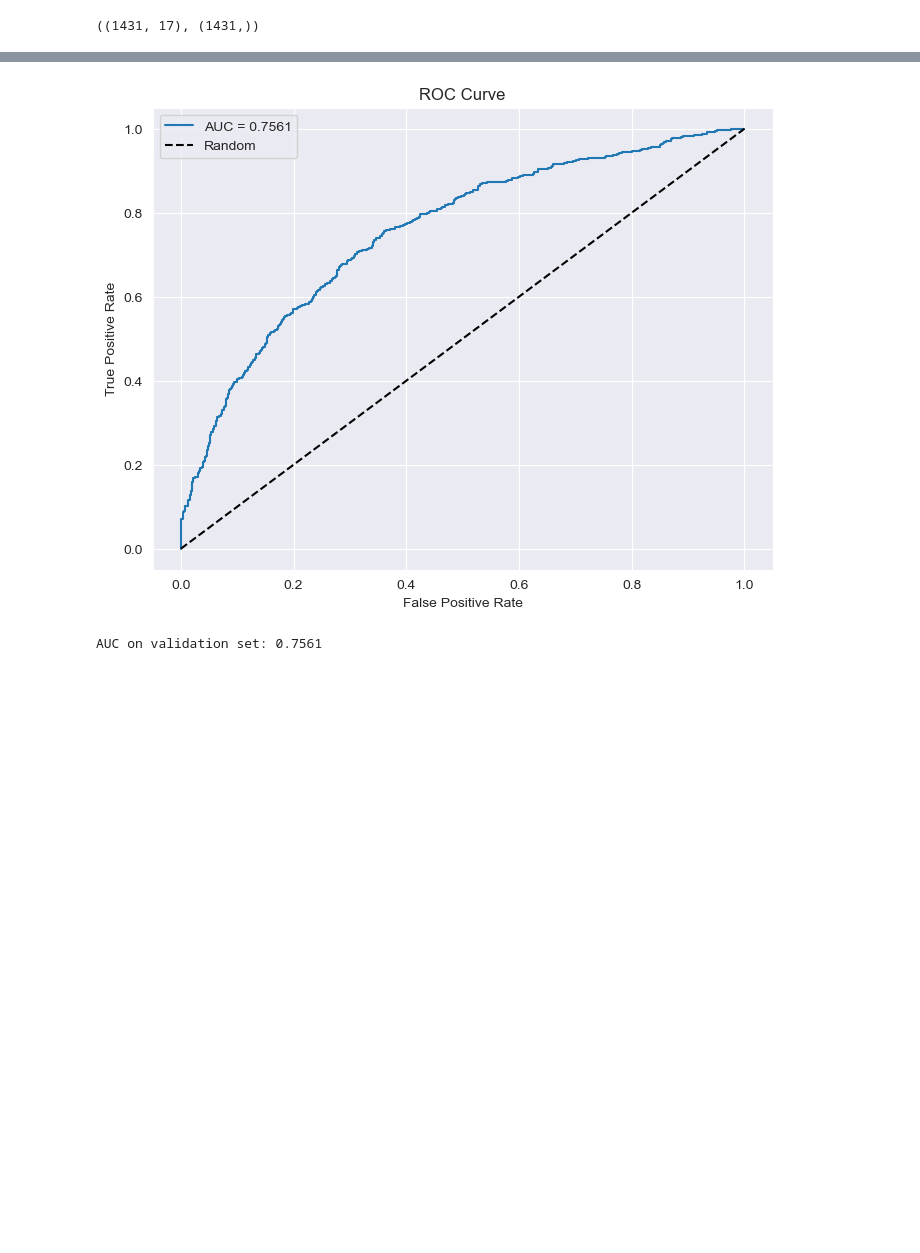
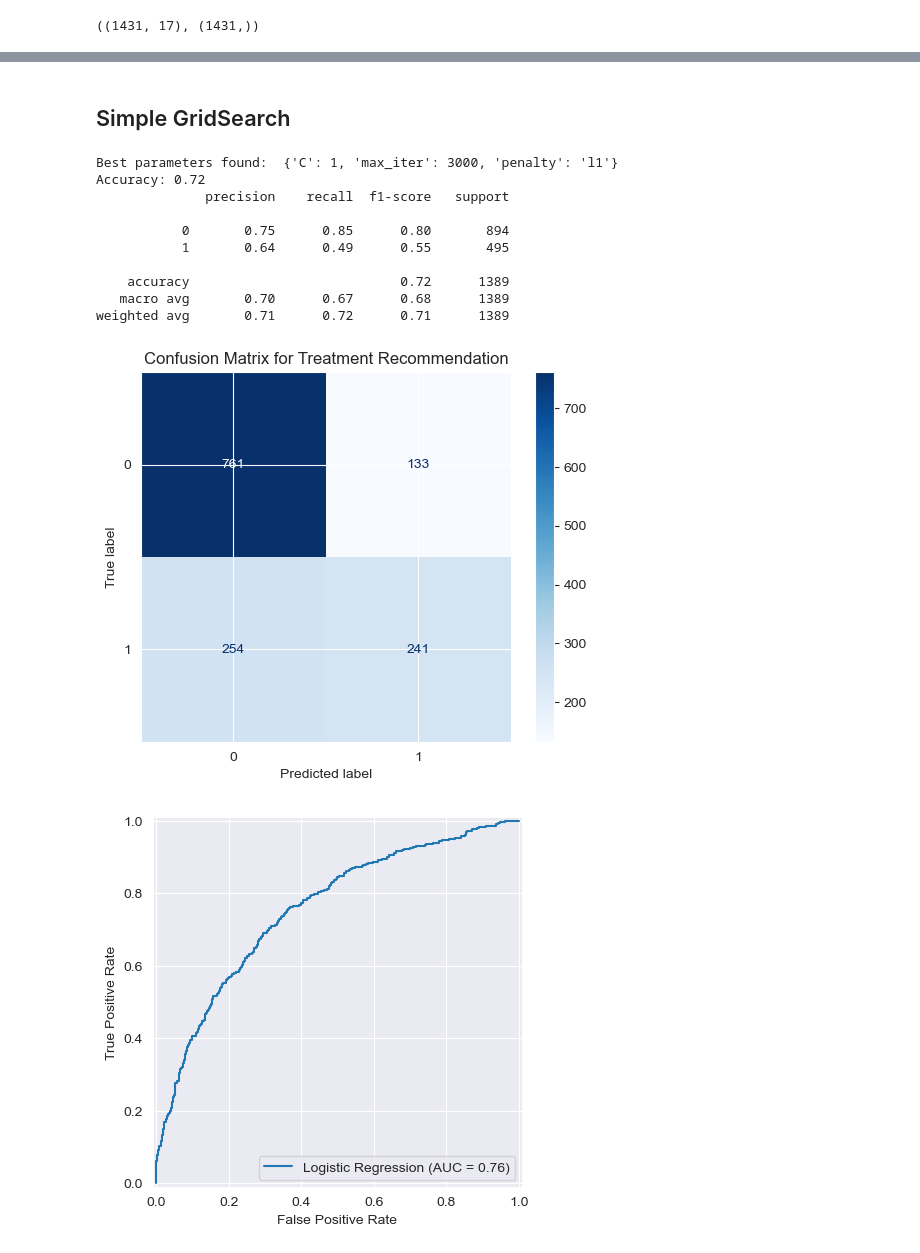
Before and after one commit to logger421/ExplainableAI, a Jupyter notebook: work_set2.ipynb, the cells around one changed output, grey strips where cells are left out. Saved outputs shown, nothing was run; the diff lists cells and outputs as text; code cells hidden in the pictures; blank space fills up the shorter version.

```diff
--- a/work_set2.ipynb
+++ b/work_set2.ipynb
@@ -304,0 +237,28 @@ train_set.shape, valid_set.shape, test_set.shape
+# %%
+from sklearn.metrics import confusion_matrix, ConfusionMatrixDisplay, auc, roc_curve, RocCurveDisplay, classification_report
+
+def evaluate_model(model, X, y):
+
+    def evaluate_auc(model, X, y):
+        y_proba = model.predict_proba(X)[:, 1]
+        fpr, tpr, thresholds = roc_curve(y, y_proba)
+        roc_auc = auc(fpr, tpr)
+        roc_display = RocCurveDisplay(fpr=fpr, tpr=tpr, roc_auc=roc_auc, estimator_name='Logistic Regression')
+        roc_display.plot()
+        plt.show()
+
+    def plot_confusion_matrix(model, X, y, title='Confusion Matrix'):
+        y_pred = model.predict(X)
+        cm = confusion_matrix(y, y_pred)
+        cm_display = ConfusionMatrixDisplay(confusion_matrix=cm, display_labels=model.classes_)
+        cm_display.plot(cmap=plt.cm.Blues, values_format='d')
+        plt.title(title)
+        plt.show()
+
+    y_pred = model.predict(X)
+    accuracy = accuracy_score(y, y_pred)
+    print(f'Accuracy: {accuracy:.2f}')
+
+    print(classification_report(y, y_pred))
+    plot_confusion_matrix(model, valid_x, valid_y, title='Confusion Matrix for Treatment Recommendation')
+    evaluate_auc(model, valid_x, valid_y)
@@ -409,6 +364,27 @@ def evaluate_auc(model, X, y):
-# %%
-auc_val = evaluate_auc(reg1, valid_x, valid_y)
-print(f"AUC on validation set: {auc_val:.4f}")
-# %% [output]
-[figure, removed]
-AUC on validation set: 0.7561
+# %% [markdown]
+## Simple GridSearch
+# %%
+from sklearn.model_selection import GridSearchCV
+parameters = {'C':[0.1, 1, 10], 'penalty':['l1', 'l2'], 'max_iter':[3000, 5000, 10000, 20000]}
+
+lr2 = LogisticRegression(solver='saga')
+grid_search = GridSearchCV(lr2, param_grid=parameters, scoring='roc_auc', n_jobs=-1)
+grid_search.fit(train_x, train_y)
+print("Best parameters found: ", grid_search.best_params_)
+
+best_model = grid_search.best_estimator_
+
+evaluate_model(best_model, valid_x, valid_y)
+# %% [output]
+Best parameters found:  {'C': 1, 'max_iter': 3000, 'penalty': 'l1'}
+Accuracy: 0.72
+              precision    recall  f1-score   support
+
+           0       0.75      0.85      0.80       894
+           1       0.64      0.49      0.55       495
+
+    accuracy                           0.72      1389
+   macro avg       0.70      0.67      0.68      1389
+weighted avg       0.71      0.72      0.71      1389
+[figure, added]
+[figure, added]
```
Also changed, not shown: parts of 25 cells of this notebook, 1 other file.
